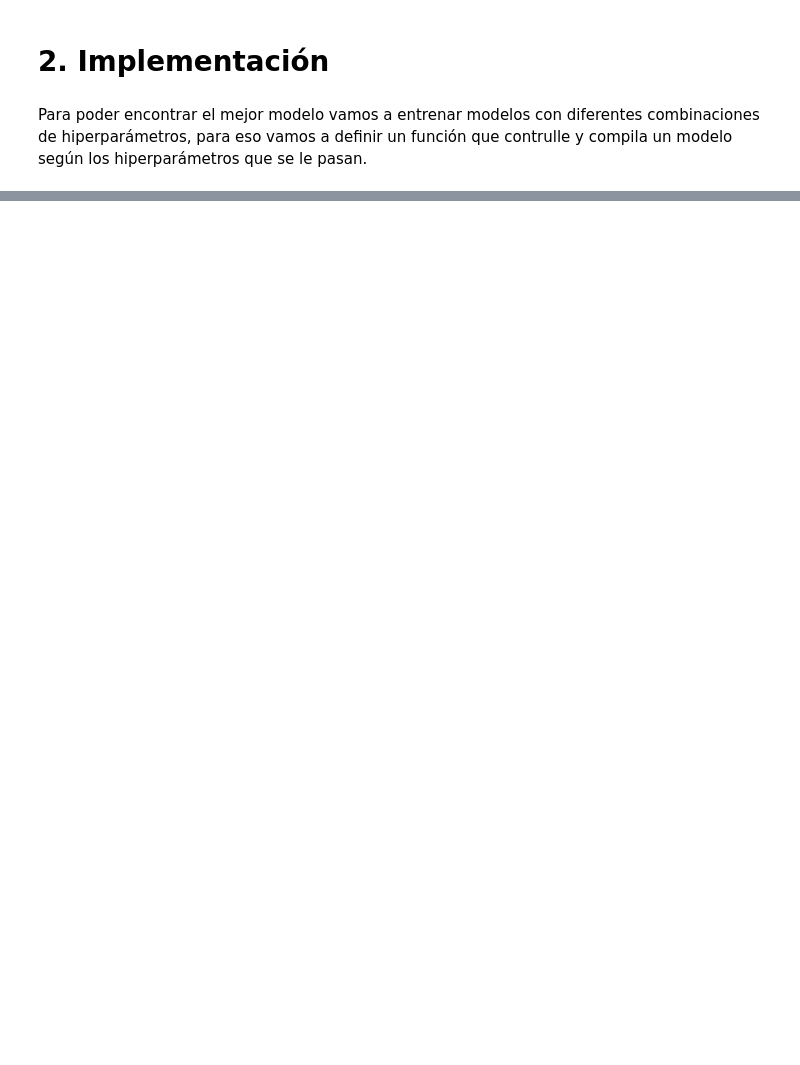
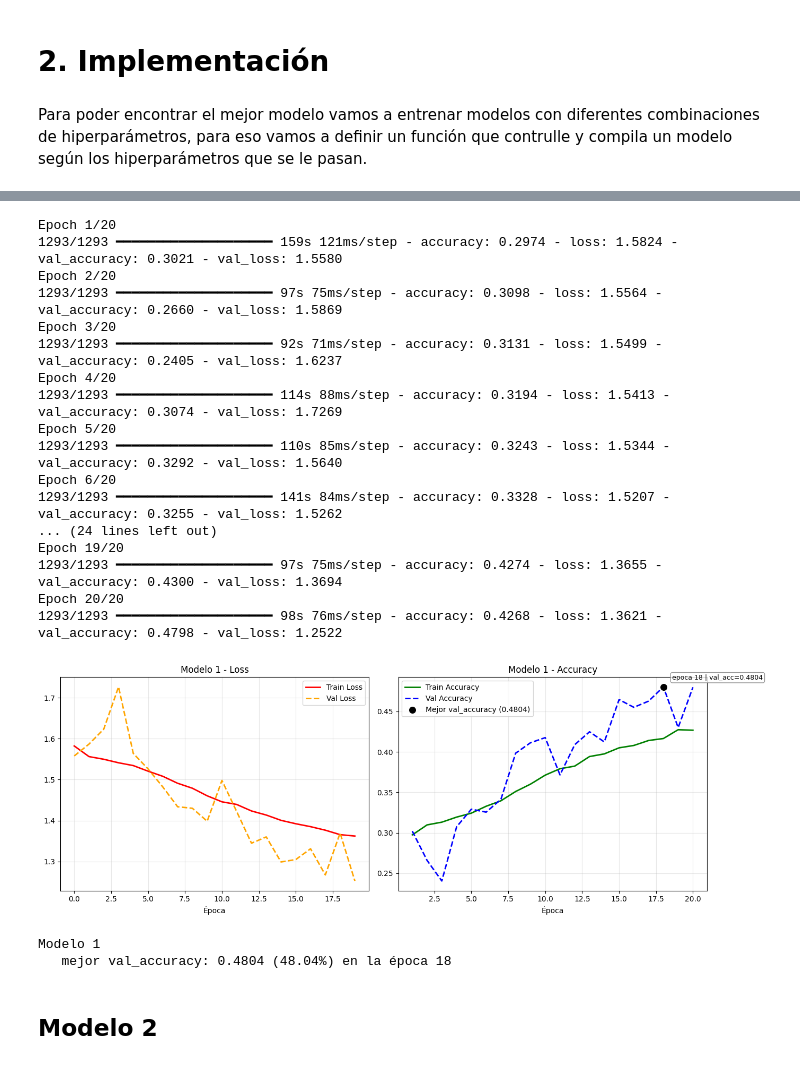
Before and after one commit to jacobo-perez-manteiga/Taller-3-CNN, a Jupyter notebook: PW2_E1_GROUP[n].ipynb, the cells around one changed output, grey strips where cells are left out. Saved outputs shown, nothing was run; the diff lists cells and outputs as text; code cells hidden in the pictures; blank space fills up the shorter version.

```diff
--- a/PW2_E1_GROUP[n].ipynb
+++ b/PW2_E1_GROUP[n].ipynb
@@ -222,0 +287,30 @@ Para poder encontrar el mejor modelo vamos a entrenar modelos con diferentes com
+# %%
+# Convolucion simple por bloque + downsampling con stride=2
+def construir_modelo1():
+    modelo = tf.keras.Sequential([
+
+        tf.keras.layers.Conv2D(32, (3, 3), strides=2, activation='relu', padding='same', input_shape=(48, 48, 1)),
+        tf.keras.layers.BatchNormalization(),
+
+        tf.keras.layers.Conv2D(64, (3, 3), strides=2, activation='relu', padding='same'),
+        tf.keras.layers.BatchNormalization(),
+
+        tf.keras.layers.Conv2D(128, (3, 3), strides=2, activation='relu', padding='same'),
+        tf.keras.layers.BatchNormalization(),
+        tf.keras.layers.Dropout(0.5),
+
+        tf.keras.layers.GlobalAveragePooling2D(),
+        tf.keras.layers.Dense(256, activation='relu'),
+        tf.keras.layers.BatchNormalization(),
+        tf.keras.layers.Dense(NUM_CLASES, activation='softmax')
+    ])
+    modelo.compile(
+        optimizer=tf.keras.optimizers.Adam(learning_rate=0.001),
+        loss='categorical_crossentropy',
+        metrics=['accuracy']
+    )
+    return modelo
+
+modelo1 = construir_modelo1()
+hist1 = entrenar_y_graficar(modelo1, 'Modelo 1')
+# %% [output]
@@ -222,0 +318,22 @@ Para poder encontrar el mejor modelo vamos a entrenar modelos con diferentes com
+Epoch 1/20
+1293/1293 ━━━━━━━━━━━━━━━━━━━━ 159s 121ms/step - accuracy: 0.2974 - loss: 1.5824 - val_accuracy: 0.3021 - val_loss: 1.5580
+Epoch 2/20
+1293/1293 ━━━━━━━━━━━━━━━━━━━━ 97s 75ms/step - accuracy: 0.3098 - loss: 1.5564 - val_accuracy: 0.2660 - val_loss: 1.5869
+Epoch 3/20
+1293/1293 ━━━━━━━━━━━━━━━━━━━━ 92s 71ms/step - accuracy: 0.3131 - loss: 1.5499 - val_accuracy: 0.2405 - val_loss: 1.6237
+Epoch 4/20
+1293/1293 ━━━━━━━━━━━━━━━━━━━━ 114s 88ms/step - accuracy: 0.3194 - loss: 1.5413 - val_accuracy: 0.3074 - val_loss: 1.7269
+Epoch 5/20
+1293/1293 ━━━━━━━━━━━━━━━━━━━━ 110s 85ms/step - accuracy: 0.3243 - loss: 1.5344 - val_accuracy: 0.3292 - val_loss: 1.5640
+Epoch 6/20
+1293/1293 ━━━━━━━━━━━━━━━━━━━━ 141s 84ms/step - accuracy: 0.3328 - loss: 1.5207 - val_accuracy: 0.3255 - val_loss: 1.5262
+... (24 lines left out)
+Epoch 19/20
+1293/1293 ━━━━━━━━━━━━━━━━━━━━ 97s 75ms/step - accuracy: 0.4274 - loss: 1.3655 - val_accuracy: 0.4300 - val_loss: 1.3694
+Epoch 20/20
+1293/1293 ━━━━━━━━━━━━━━━━━━━━ 98s 76ms/step - accuracy: 0.4268 - loss: 1.3621 - val_accuracy: 0.4798 - val_loss: 1.2522
+[figure, added]
+Modelo 1
+   mejor val_accuracy: 0.4804 (48.04%) en la época 18
+# %% [markdown]
+## Modelo 2
```
Also changed, not shown: parts of 26 cells of this notebook.
